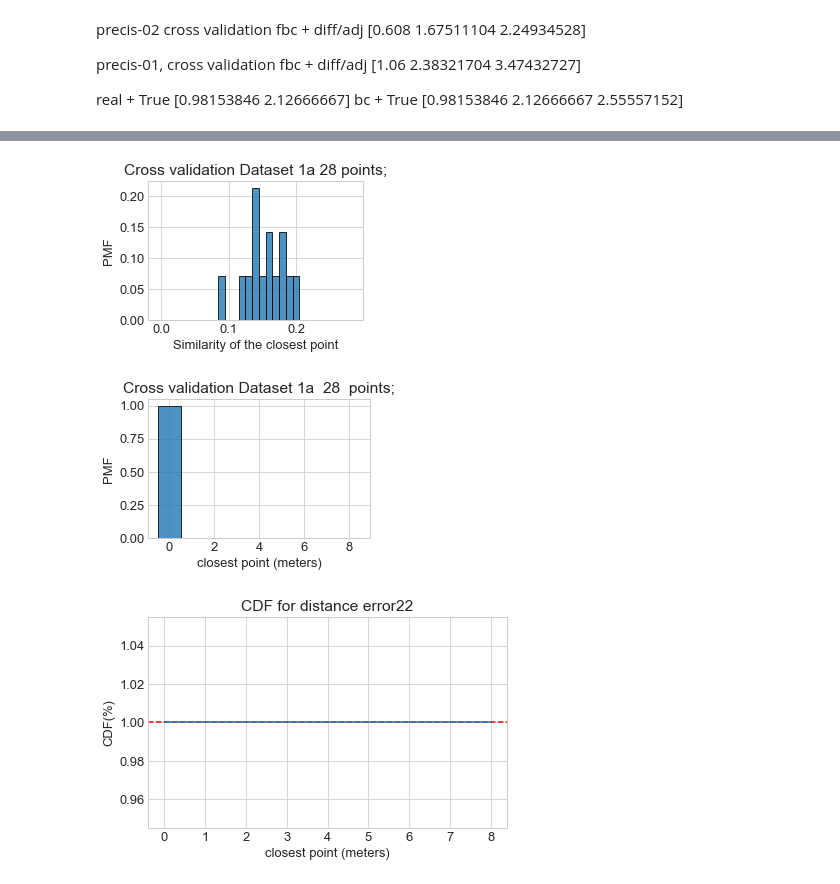
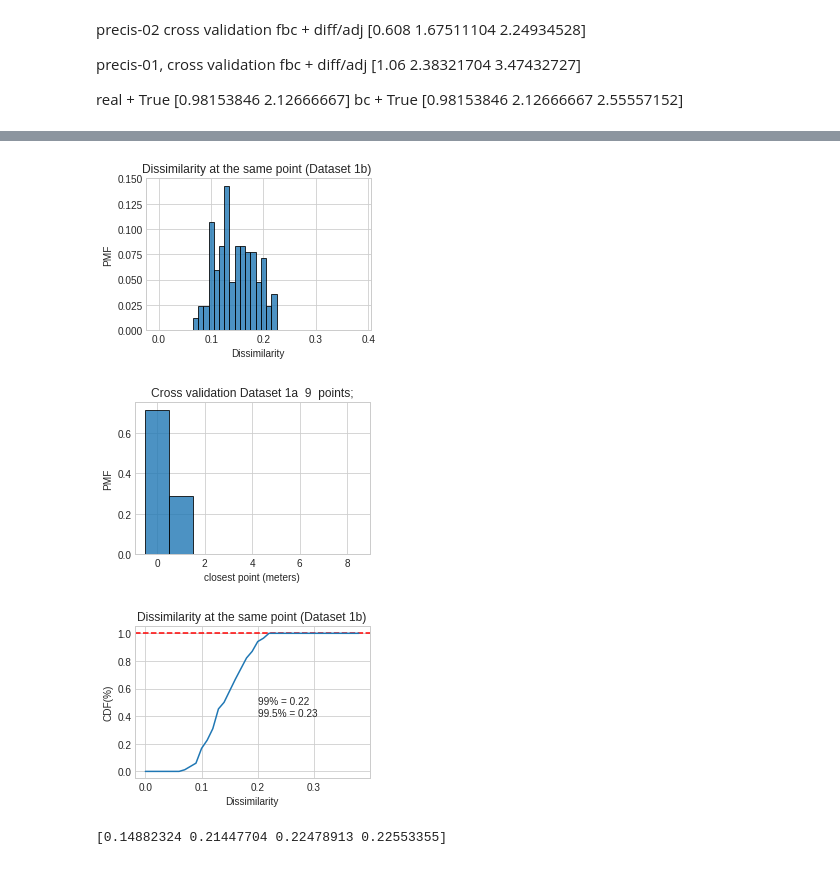
Before and after one commit to documenteinaer/similarity, a Jupyter notebook: real-braycurtis-1doc.ipynb, the cells around one changed output, grey strips where cells are left out. Drawn from its saved outputs; the diff is of its cells as text; code cells hidden in the pictures.

```diff
--- a/real-braycurtis-1doc.ipynb
+++ b/real-braycurtis-1doc.ipynb
@@ -253,18 +253,18 @@ for e in range(0,len(etaje)):
     mindisim = 1
     mindist = 100000
     for q in range(0,len(etaje[e])):
-        for p in range(q+1,len(etaje[e])):
-            if p > q:
+        for p in range(q,len(etaje[e])):
+            if p >= q:
                 eu_dist = euclidean([etaje[e][q]['x'], etaje[e][q]['y'], etaje[e][q]['z']],
                                         [etaje[e][p]['x'], etaje[e][p]['y'], etaje[e][p]['z']])
                 if eu_dist > 7.0:
                     continue
-                bc = compare_locations(etaje[e][q], etaje[e][p], selection = 'Average', \
+                bc = compare_locations(retaje[e][q], petaje[e][p], selection = 'Average', \
                                               dif=True, simil_method=braycurtis)
                 #cor = compare_locations(etaje[e][q], etaje[e][p], selection = 'Average', \
                 #                              dif=True, simil_method=cosine)
 
-                R, thr = 2.0, 0.29
+                R, thr = 3.0, 0.32
                 if bc < thr:
                     if eu_dist < R:
                         TP = TP + 1
@@ -403,7 +455,7 @@ print(adjust_rssi(-80.0))
 cl_sim = []
 cl_steps = []
 cl_dist = []
-every = 6 # place documents every 6 steps (one step = 0.6m)
+every = 3 # place documents every 6 steps (one step = 0.6m)
 query = [np.roll(petaje[0], 0)[0::every]]
 db = [np.roll(retaje[0], 0)[0::every]]
 #for e in len(retaje):
@@ -474,47 +551,56 @@ bc + True [0.98153846 2.12666667 2.55557152]
 # %%
 
-b = np.arange(0, 0.3, 0.01) # Bins of histogram - from 1 to 5
+b = np.arange(0, 0.4, 0.01) # Bins of histogram - from 1 to 5
 bin_width = b[1] - b[0]
 hist_sim, bins_out = np.histogram(np.array(cl_sim), b, density=False)
 hist_sim = hist_sim / len(cl_sim)
 plt.style.use("seaborn-whitegrid")
 fig = plt.figure(figsize=(4, 3))
 plt.bar(b[:-1], hist_sim, width=bin_width, ec='k', alpha=0.8)
-plt.xlabel("Similarity of the closest point")
+plt.xlabel("Dissimilarity")
 plt.ylabel("PMF")
-plt.title("{} {}{}".format("Cross validation Dataset 1a", len(cl_sim), " points;"))
+plt.title("{}{}".format("Dissimilarity at the same point (Dataset 1b)", " "))
 plt.tight_layout()
 plt.show()
-fig.savefig(f"disim-cross-dataset1b.pdf", bbox_inches='tight')
+fig.savefig(f"disim-same-dataset1b.pdf", bbox_inches='tight')
+fig.savefig(f"disim-same-dataset1b.svg", bbox_inches='tight')
 #    print("Percentages: ", hist_away)
 
-b = np.arange(0, 10, 1) # Bins of histogram - from 1 to 5
-bin_width = b[1] - b[0]
-hist_dist, bins_out = np.histogram(np.array(cl_dist), b, density=False)
+bd = np.arange(0, 10, 1) # Bins of histogram - from 1 to 5
+bin_width = bd[1] - bd[0]
+hist_dist, bins_out = np.histogram(np.array(cl_dist), bd, density=False)
 hist_dist = hist_dist / len(cl_dist)
 fig = plt.figure(figsize=(4, 3))
-plt.bar(b[:-1], hist_dist, width=bin_width, ec='k', alpha=0.8)
+plt.bar(bd[:-1], hist_dist, width=bin_width, ec='k', alpha=0.8)
 plt.xlabel("closest point (meters)")
 plt.ylabel("PMF")
-plt.title("{} {} {}".format("Cross validation Dataset 1a ", len(cl_dist), " points;"))
+plt.title("{} {} {}".format("Cross validation Dataset 1a ", len(hist_dist), " points;"))
 plt.tight_layout()
 plt.show()
 fig.savefig(f"dist-closest-cross-dataset1b.pdf", bbox_inches='tight')
+fig.savefig(f"dist-closest-cross-dataset1b.svg", bbox_inches='tight')
 #    print("Percentages: ", hist_away)
 
-cdf=np.cumsum(hist_dist)
+cdf=np.cumsum(hist_sim)
+fig = plt.figure(figsize=(4, 3))
 plt.axhline(y=1, color='r', linestyle='--')
-plt.xlabel("closest point (meters)")
+plt.xlabel("Dissimilarity")
 plt.ylabel("CDF(%)")
-plt.title("{}{}".format("CDF for distance error", 22))
+plt.title("{}{}".format("Dissimilarity at the same point (Dataset 1b)", ""))
 plt.plot(b[:-1], cdf)
 plt.grid(True)
 plt.tight_layout()
+plt.text(0.2, 0.4, f'99% = {np.percentile(cl_sim, [99])[0]:.2f}\n99.5% = {np.percentile(cl_sim, [99.5])[0]:.2f}')
 plt.show()
+fig.savefig(f"disim-same-cdf-dataset1b.pdf", bbox_inches='tight')
+fig.savefig(f"disim-same-cdf-dataset1b.svg", bbox_inches='tight')
+
+print(np.percentile(cl_sim, [50, 95, 99, 99.5]))
 # %% [output]
-[figure, old version]
+[figure, new version]
-[figure, old version]
+[figure, new version]
-[figure, old version]
+[figure, new version]
+[0.14882324 0.21447704 0.22478913 0.22553355]
 # %% [markdown]
 ![image.png](attachment:image.png)
 ![image-2.png](attachment:image-2.png)
```
Also changed, not shown: parts of 8 cells of this notebook.
